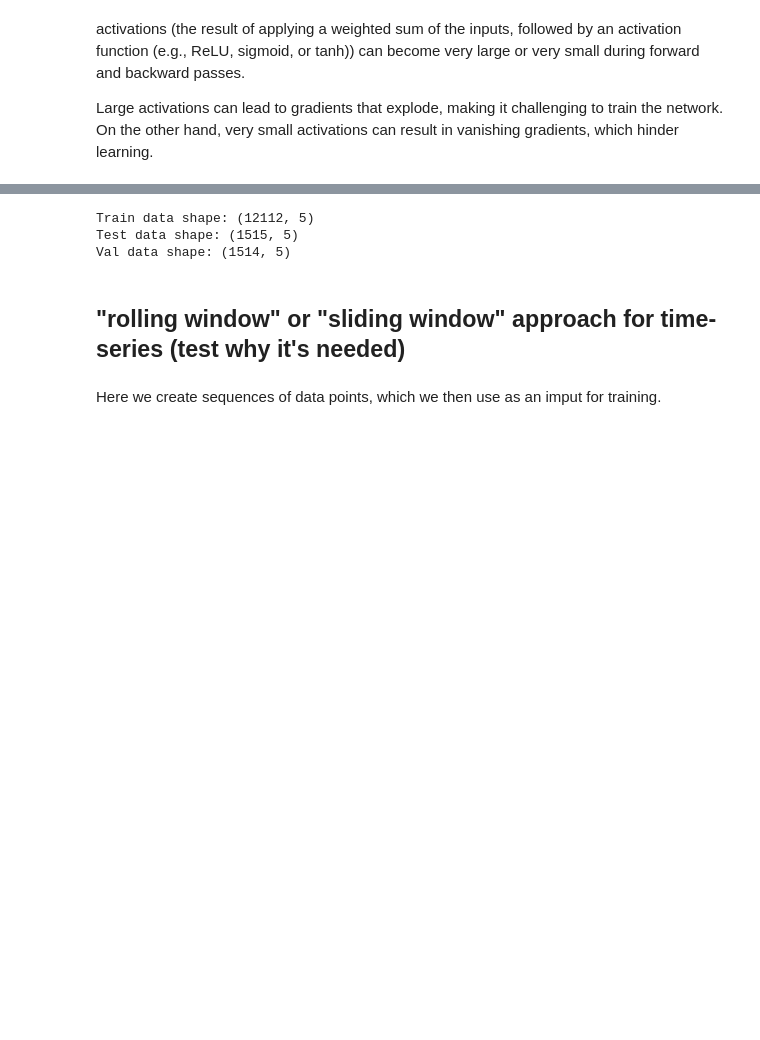
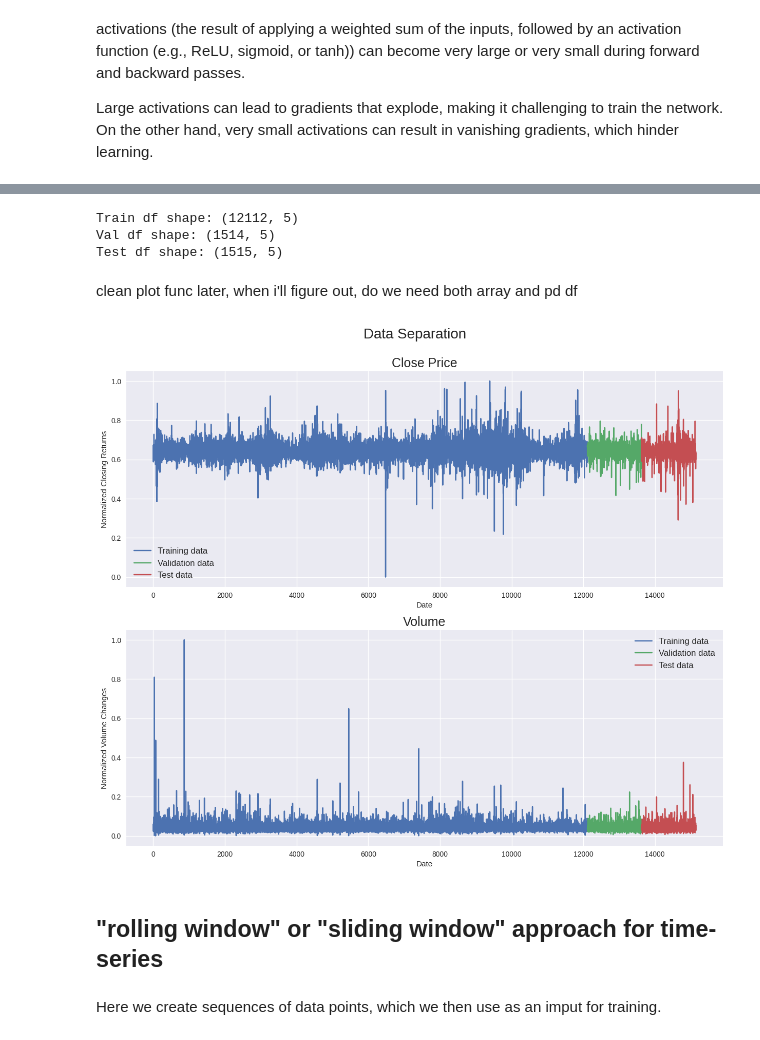
Before and after one commit to annalimm/MultiTimeSeries_Transformer, a Jupyter notebook: MultiTimeSer.ipynb, the cells around one changed output, grey strips where cells are left out. Drawn from its saved outputs; the diff is of its cells as text; code cells hidden in the pictures; blank space fills up the shorter version.

```diff
--- a/MultiTimeSer.ipynb
+++ b/MultiTimeSer.ipynb
@@ -164,0 +180,3 @@ Large activations can lead to gradients that explode, making it challenging to t
+# %%
+preproc_df = normaliz(conv_df)
+preproc_df
@@ -165,17 +197,17 @@ Large activations can lead to gradients that explode, making it challenging to t
 # %%
-# we normalise train data separately, so that it will not give us
-# the information from the future and there will be no data leakage
-min_return = min(df[: int(len(df)*0.8)][['Open', 'High', 'Low', 'Close']].min(axis=0))
-max_return = max(df[: int(len(df)*0.8)][['Open', 'High', 'Low', 'Close']].max(axis=0))
-min_volume = df[: int(len(df)*0.8)]['Volume'].min(axis=0)
-max_volume = df[: int(len(df)*0.8)]['Volume'].max(axis=0)
+# def mm_norm(df):
+#   min_return = min(df[: int(len(df)*0.8)][['Open', 'High', 'Low', 'Close']].min(axis=0))
+#   max_return = max(df[: int(len(df)*0.8)][['Open', 'High', 'Low', 'Close']].max(axis=0))
+#   min_volume = df[: int(len(df)*0.8)]['Volume'].min(axis=0)
+#   max_volume = df[: int(len(df)*0.8)]['Volume'].max(axis=0)
 
-# normilize price columns (0-1 range)
-df['Open'] = (df['Open'] - min_return) / (max_return - min_return)
-df['High'] = (df['High'] - min_return) / (max_return - min_return)
-df['Low'] = (df['Low'] - min_return) / (max_return - min_return)
-df['Close'] = (df['Close'] - min_return) / (max_return - min_return)
+#   # normilize price columns (0-1 range)
+#   df['Open'] = (df['Open'] - min_return) / (max_return - min_return)
+#   df['High'] = (df['High'] - min_return) / (max_return - min_return)
+#   df['Low'] = (df['Low'] - min_return) / (max_return - min_return)
+#   df['Close'] = (df['Close'] - min_return) / (max_return - min_return)
 
-# normilize volume columns (0-1 range)
-df['Volume'] = (df['Volume'] - min_volume) / (max_volume - min_volume)
+#   # normilize volume columns (0-1 range)
+#   df['Volume'] = (df['Volume'] - min_volume) / (max_volume - min_volume)
+#   return df
 # %% [markdown]
@@ -202,14 +244,9 @@ print(df_val.shape)
-# %%
-# convert pd colums inro arrays for Transformer
-train_arr = df_train.values
-val_arr = df_val.values
-test_arr = df_test.values
-
-print('Train data shape: {}'.format(train_arr.shape))
-print('Test data shape: {}'.format(test_arr.shape))
-print('Val data shape: {}'.format(val_arr.shape))
-# %% [output]
-Train data shape: (12112, 5)
-Test data shape: (1515, 5)
-Val data shape: (1514, 5)
+# %%
+df_train, df_val, df_test, arr_train, arr_val, arr_test = df_split(preproc_df)
+# %% [output]
+Train df shape: (12112, 5)
+Val df shape: (1514, 5)
+Test df shape: (1515, 5)
+# %% [markdown]
+clean plot func later, when i'll figure out, do we need both array and pd df
 # %%
@@ -249,5 +283,9 @@ Val data shape: (1514, 5)
+# %%
+split_plot(df_train, df_train, df_val, df_val, df_test, df_test)
+# %% [output]
+[figure, added]
 # %% [markdown]
-## "rolling window" or "sliding window" approach for time-series (test why it's needed)
+## "rolling window" or "sliding window" approach for time-series
 # %% [markdown]
 Here we create sequences of data points, which we then use as an imput for training.
 # %% [markdown]
```
Also changed, not shown: parts of 42 cells of this notebook.
